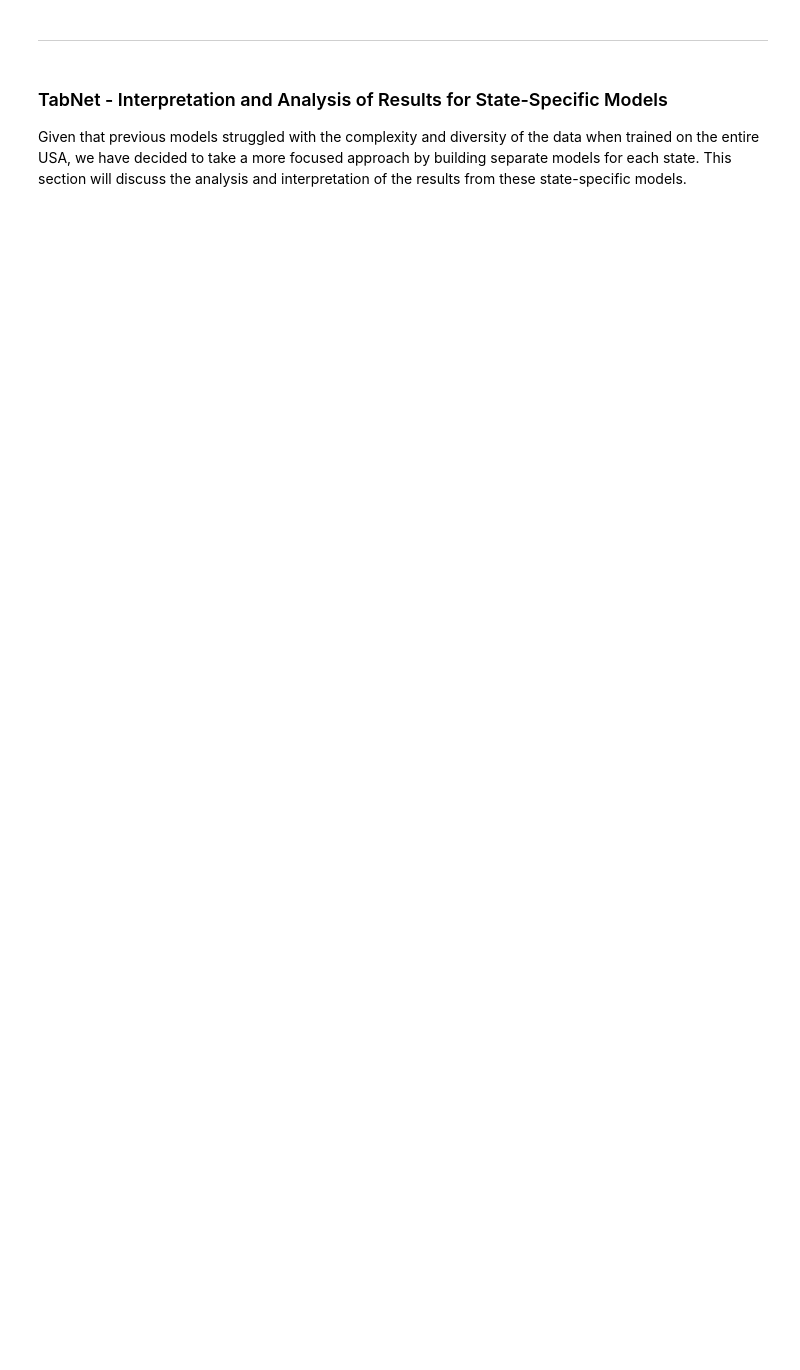
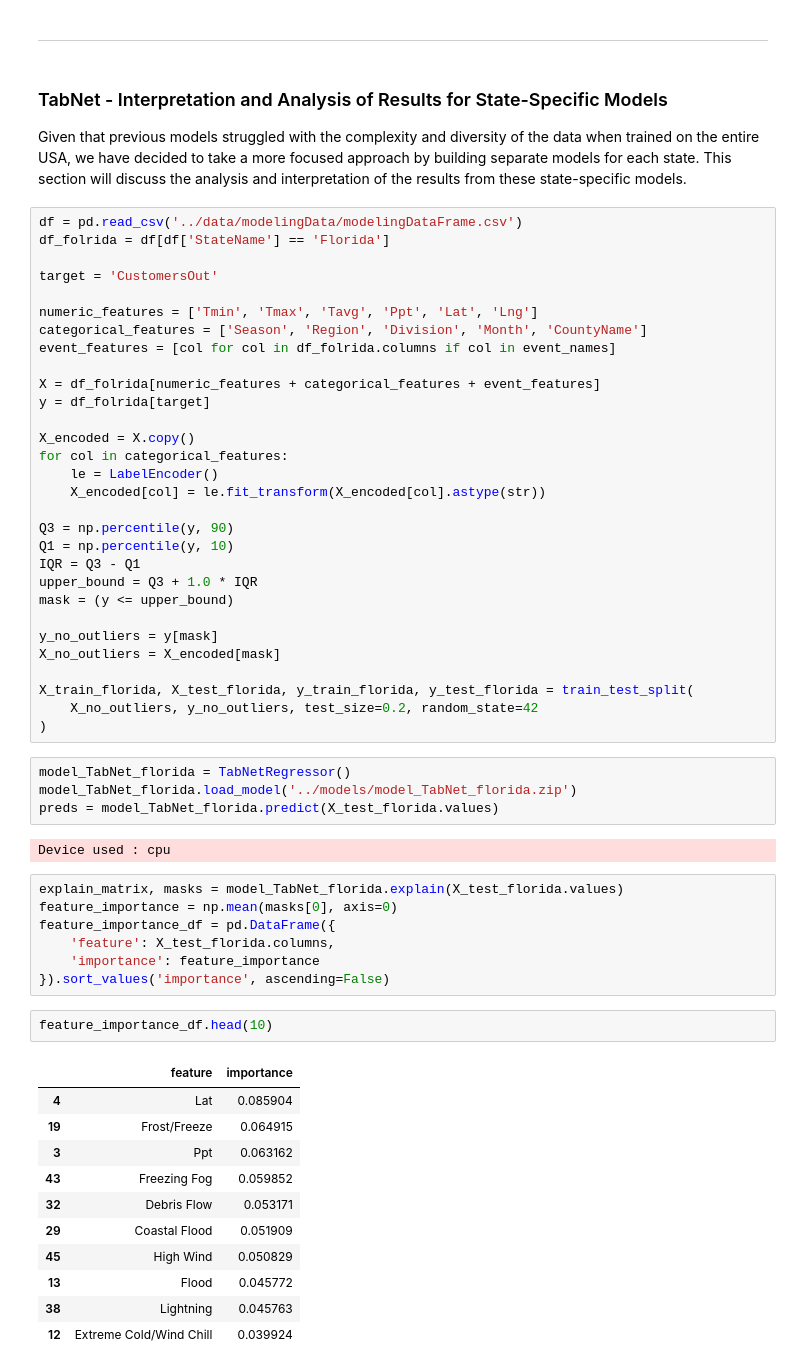
Before and after one commit to kwiatkowskaa/PowerOutage_Prediction, a Jupyter notebook: notebooks/04_interpretability.ipynb, the cells around one changed output. Cells and saved outputs as stored; diff of their text form; blank space fills up the shorter version.

```diff
--- a/notebooks/04_interpretability.ipynb
+++ b/notebooks/04_interpretability.ipynb
@@ -344,3 +334,60 @@ ________________________________________________________________________________
 # %% [markdown]
 ### TabNet - Interpretation and Analysis of Results for State-Specific Models
 Given that previous models struggled with the complexity and diversity of the data when trained on the entire USA, we have decided to take a more focused approach by building separate models for each state. This section will discuss the analysis and interpretation of the results from these state-specific models.
+# %%
+df = pd.read_csv('../data/modelingData/modelingDataFrame.csv')
+df_folrida = df[df['StateName'] == 'Florida']
+
+target = 'CustomersOut'
+
+numeric_features = ['Tmin', 'Tmax', 'Tavg', 'Ppt', 'Lat', 'Lng']
+categorical_features = ['Season', 'Region', 'Division', 'Month', 'CountyName']
+event_features = [col for col in df_folrida.columns if col in event_names]
+
+X = df_folrida[numeric_features + categorical_features + event_features]
+y = df_folrida[target]
+
+X_encoded = X.copy()
+for col in categorical_features:
+    le = LabelEncoder()
+    X_encoded[col] = le.fit_transform(X_encoded[col].astype(str))
+
+Q3 = np.percentile(y, 90)
+Q1 = np.percentile(y, 10)
+IQR = Q3 - Q1
+upper_bound = Q3 + 1.0 * IQR
+mask = (y <= upper_bound)
+
+y_no_outliers = y[mask]
+X_no_outliers = X_encoded[mask]
+
+X_train_florida, X_test_florida, y_train_florida, y_test_florida = train_test_split(
+    X_no_outliers, y_no_outliers, test_size=0.2, random_state=42
+)
+# %%
+model_TabNet_florida = TabNetRegressor()
+model_TabNet_florida.load_model('../models/model_TabNet_florida.zip')
+preds = model_TabNet_florida.predict(X_test_florida.values)
+# %% [output]
+Device used : cpu
+# %%
+explain_matrix, masks = model_TabNet_florida.explain(X_test_florida.values)
+feature_importance = np.mean(masks[0], axis=0)
+feature_importance_df = pd.DataFrame({
+    'feature': X_test_florida.columns,
+    'importance': feature_importance
+}).sort_values('importance', ascending=False)
+# %%
+feature_importance_df.head(10)
+# %% [output]
+|  | feature | importance |
+| 4 | Lat | 0.085904 |
+| 19 | Frost/Freeze | 0.064915 |
+| 3 | Ppt | 0.063162 |
+| 43 | Freezing Fog | 0.059852 |
+| 32 | Debris Flow | 0.053171 |
+| 29 | Coastal Flood | 0.051909 |
+| 45 | High Wind | 0.050829 |
+| 13 | Flood | 0.045772 |
+| 38 | Lightning | 0.045763 |
+| 12 | Extreme Cold/Wind Chill | 0.039924 |
```
Also changed, not shown: parts of 3 cells of this notebook, 1 other file.
